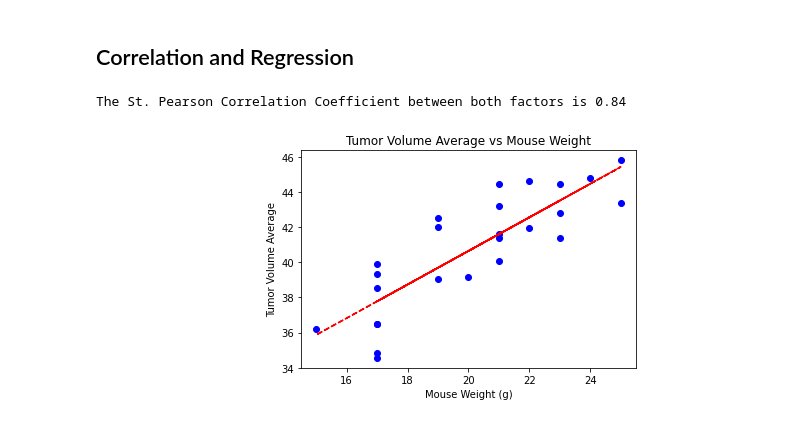
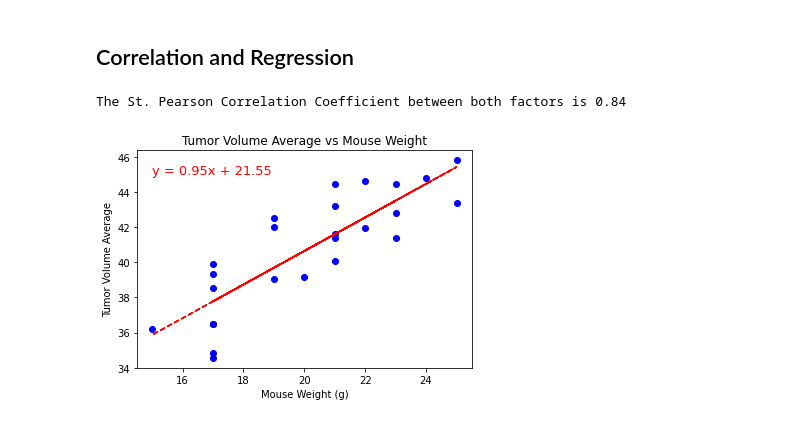
Before and after one commit to lmodenbach/matplotlib-challenge, a Jupyter notebook: pymaceuticals.ipynb, the cells around one changed output. Drawn from its saved outputs; the diff is of its cells as text; code cells hidden in the pictures.

```diff
--- a/pymaceuticals.ipynb
+++ b/pymaceuticals.ipynb
@@ -397,25 +407,25 @@ plt.scatter(weights, avg_tumor_volumes, marker='o', facecolors='blue', edgecolor
 # %%
 #calculate the St. Pearson correlation coefficient and linear regression model for mouse weight and average tumor volume
 #  for the Capomulin regimen
 #scatter plot of the data
 
 #get regression stats, print r
 slope, intercept, rValue, pValue, std_err = stats.linregress(weights, avg_tumor_volumes)
 print(f'The St. Pearson Correlation Coefficient between both factors is {round(rValue, 2)}')
 
 #compose line of best fit (regression line) according to "y = mx + b"
 line_best_fit = slope*(study_data_capomulin.groupby(['Mouse ID'])['Weight (g)'].mean()) + intercept
 
 
 annotation_string = 'y = ' + str(round(slope, 2)) + 'x + ' + str(round(intercept, 2))
-plt.annotate(annotation_string, xy=(8,45), fontsize=20, color='red')
+plt.annotate(annotation_string, xy=(15,45), fontsize=13, color='red')
 plt.plot(weights,line_best_fit,"--", color='red')
 plt.xlabel('Mouse Weight (g)')
 plt.ylabel('Tumor Volume Average')
 plt.title('Tumor Volume Average vs Mouse Weight')
 
 plt.scatter(weights, avg_tumor_volumes, marker='o', facecolors='blue', edgecolors='blue')
 plt.show()
 # %% [output]
 The St. Pearson Correlation Coefficient between both factors is 0.84
-[figure, old version]
+[figure, new version]
```
Also changed, not shown: parts of 8 cells of this notebook.
